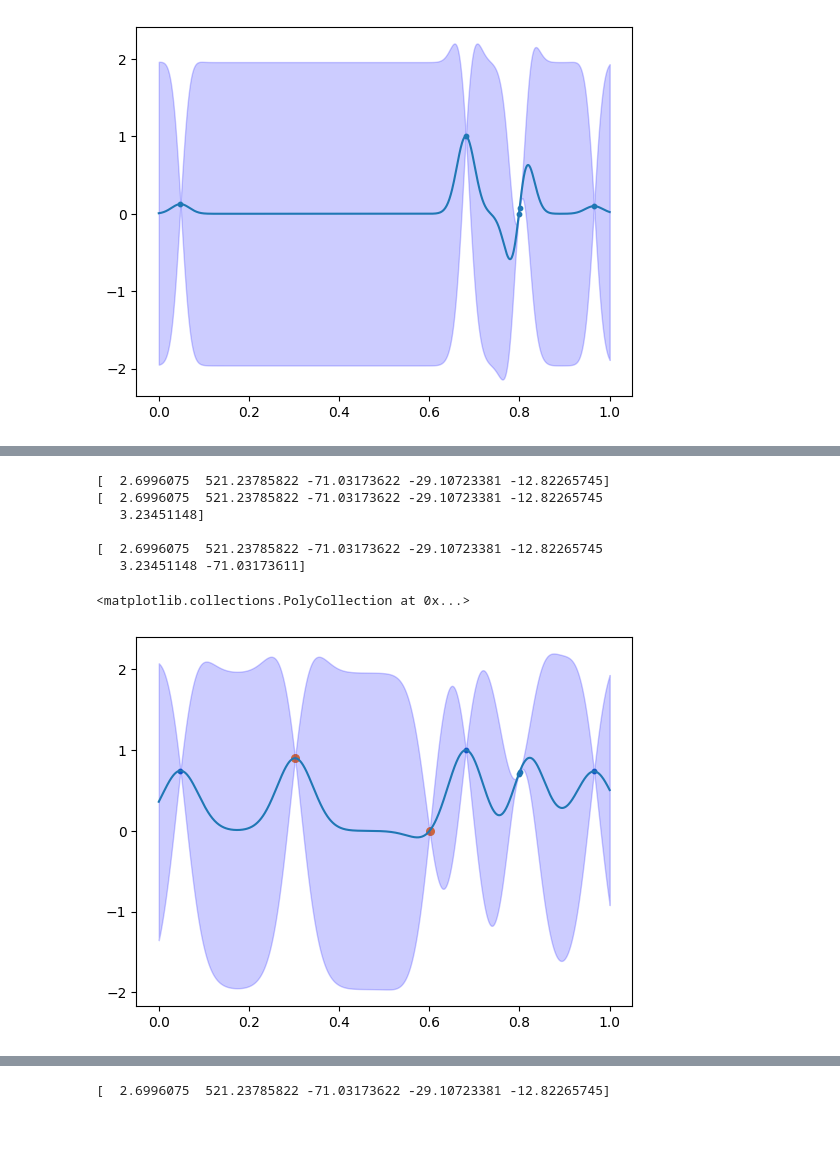
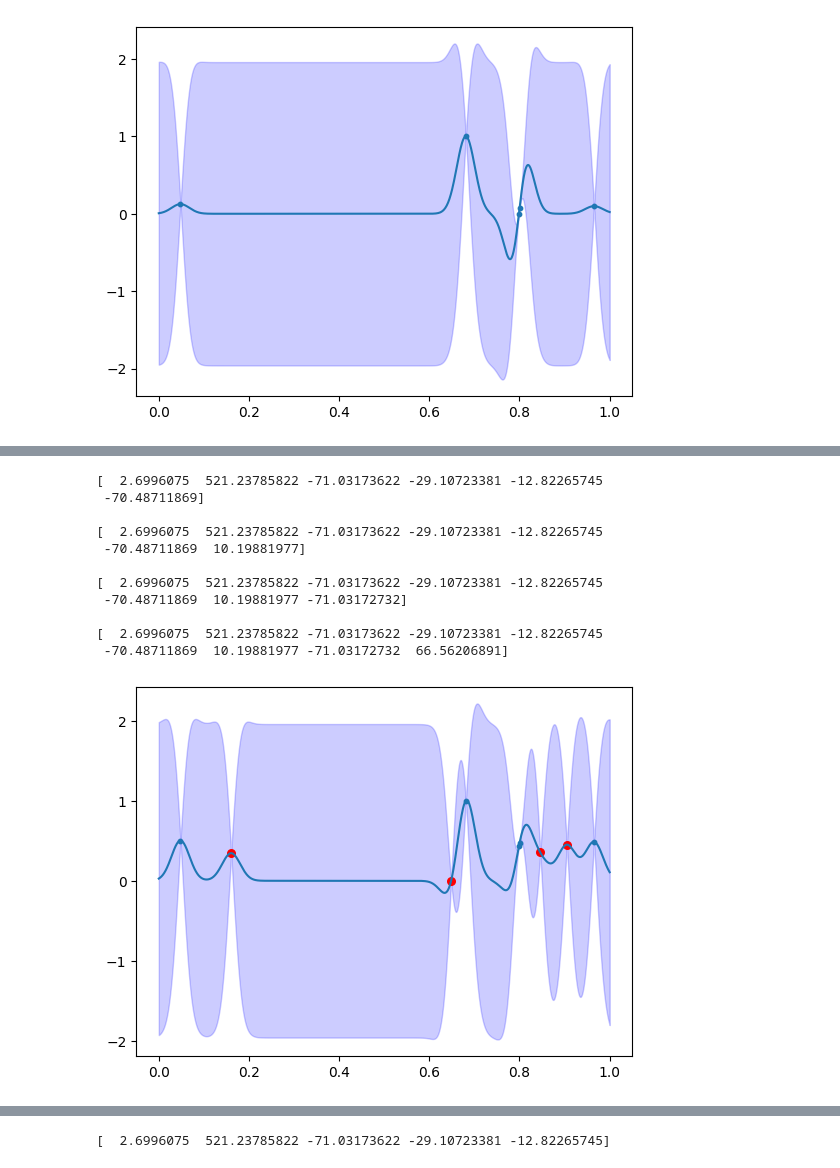
Before and after one commit to davcoope/Bayesian, a Jupyter notebook: BayesianOptimiser2/1D_example.ipynb, the cells around one changed output, grey strips where cells are left out. Cells and saved outputs as stored; diff of their text form; code cells hidden in the pictures; blank space fills up the shorter version.

```diff
--- a/BayesianOptimiser2/1D_example.ipynb
+++ b/BayesianOptimiser2/1D_example.ipynb
@@ -45,7 +45,7 @@ bo = BOPackage.BO(KernelFunction=BOPackage.RBF_Kernel,
                   AcquisitionFunction=BOPackage.UCB,
                   bounds=bounds,
                   n_samples=n_samples,
-                  log_path=log_path,
+                  #log_path=log_path,
                   random_seed=78)
 # %%
 """
@@ -104,40 +106,46 @@ NameError: name 'mean' is not defined
 # %%
-print(bo.y_data)
-
 """
 Now select the next batch of X values using the acquisition function (not random) and update the optimiser.
 """
 
-batch_size = 2
+batch_size = 4
 
 raw_X = bo.GetNextXBatch(batch_size=batch_size, sub_batch_size=1, max_kappa=max_kappa, min_kappa=min_kappa)
 raw_Y = ObjectiveFunction(raw_X)
 bo.UpdateData(raw_X, raw_Y)
 
-candidate_x = X.reshape([len(X), 1])
-mean, variance = bo.PredictMeanVariance(candidate_x)
+BOPackage.SausagePlot(bo, highlight_recent=batch_size)
 
-plt.plot(X, mean)
 
-shifted_y_data = bo.y_data - np.min(bo.y_data)
-normalised_y_data = shifted_y_data / np.max(shifted_y_data)
 
-plt.scatter(bo.X_data[:5], normalised_y_data[:5], s=10)
-plt.scatter(bo.X_data[5:5+batch_size], normalised_y_data[5:5+batch_size], s=30)
-plt.fill_between(X,
-                    mean - 1.96 * np.sqrt(variance),
-                    mean + 1.96 * np.sqrt(variance),
-                    color='blue', alpha=0.2, label='95% Confidence Interval'
-                    )
+# candidate_x = X.reshape([len(X), 1])
+# mean, variance = bo.PredictMeanVariance(candidate_x)
+
+# plt.plot(X, mean)
+
+# shifted_y_data = bo.y_data - np.min(bo.y_data)
+# normalised_y_data = shifted_y_data / np.max(shifted_y_data)
+
+# plt.scatter(bo.X_data[:5], normalised_y_data[:5], s=10)
+# plt.scatter(bo.X_data[5:5+batch_size], normalised_y_data[5:5+batch_size], s=30)
+# plt.fill_between(X,
+#                     mean - 1.96 * np.sqrt(variance),
+#                     mean + 1.96 * np.sqrt(variance),
+#                     color='blue', alpha=0.2, label='95% Confidence Interval'
+#                     )
 # %% [output]
-[  2.6996075  521.23785822 -71.03173622 -29.10723381 -12.82265745]
 [  2.6996075  521.23785822 -71.03173622 -29.10723381 -12.82265745
-   3.23451148]
+ -70.48711869]
 
 [  2.6996075  521.23785822 -71.03173622 -29.10723381 -12.82265745
-   3.23451148 -71.03173611]
+ -70.48711869  10.19881977]
+
+[  2.6996075  521.23785822 -71.03173622 -29.10723381 -12.82265745
+ -70.48711869  10.19881977 -71.03172732]
+
+[  2.6996075  521.23785822 -71.03173622 -29.10723381 -12.82265745
+ -70.48711869  10.19881977 -71.03172732  66.56206891]
-<matplotlib.collections.PolyCollection at 0x...>
-[figure, old version]
+[figure, new version]
 # %%
 print(bo.X_data)
 
```
Also changed, not shown: parts of 8 cells of this notebook, 1 other file.
